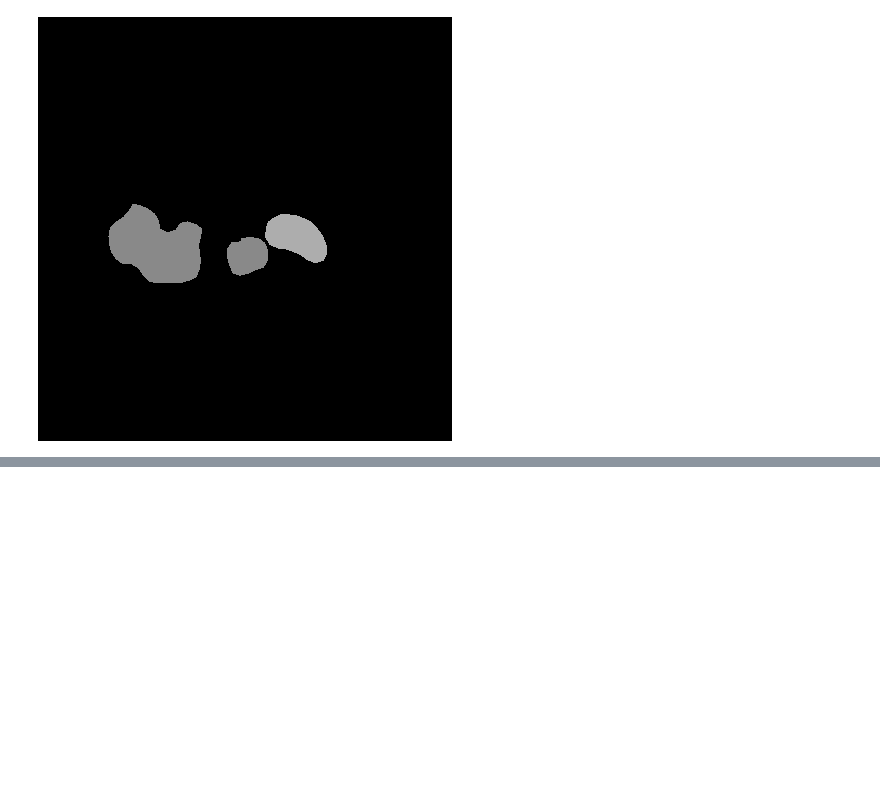
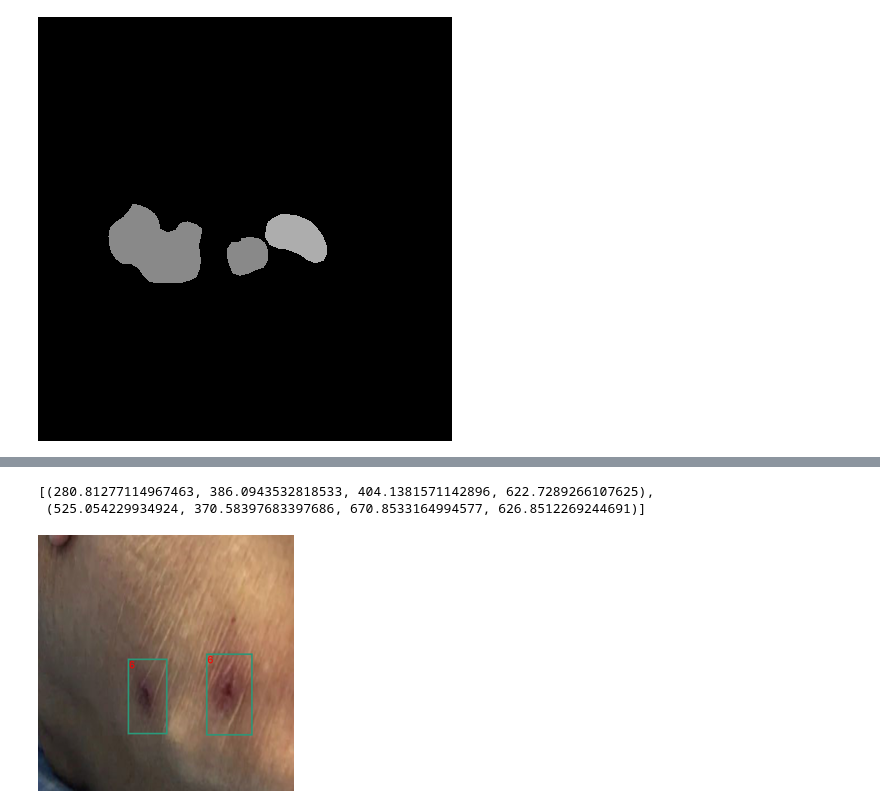
Before and after one commit to newfyu/Bedsore, a Jupyter notebook: lmdb.ipynb, the cells around one changed output, grey strips where cells are left out. Cells and saved outputs as stored; diff of their text form; code cells hidden in the pictures; blank space fills up the shorter version.

```diff
--- a/lmdb.ipynb
+++ b/lmdb.ipynb
@@ -311,0 +257,9 @@ Wall time: 1min 31s
+# %%
+transformed['bboxes']
+# %% [output]
+[(280.81277114967463, 386.0943532818533, 404.1381571142896, 622.7289266107625),
+ (525.054229934924, 370.58397683397686, 670.8533164994577, 626.8512269244691)]
+# %%
+draw_bbox(image,target).resize((256,256))
+# %% [output]
+[figure, added]
```
Also changed, not shown: parts of 16 cells of this notebook, 3 other files.
